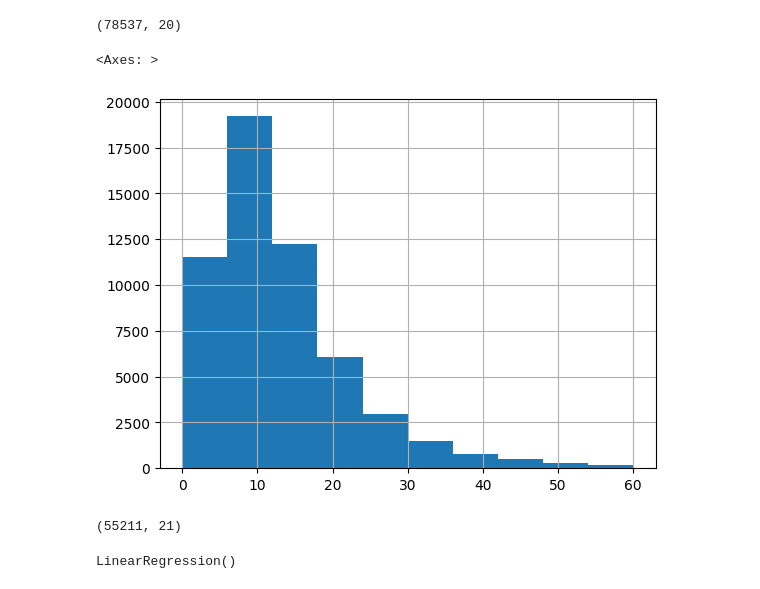
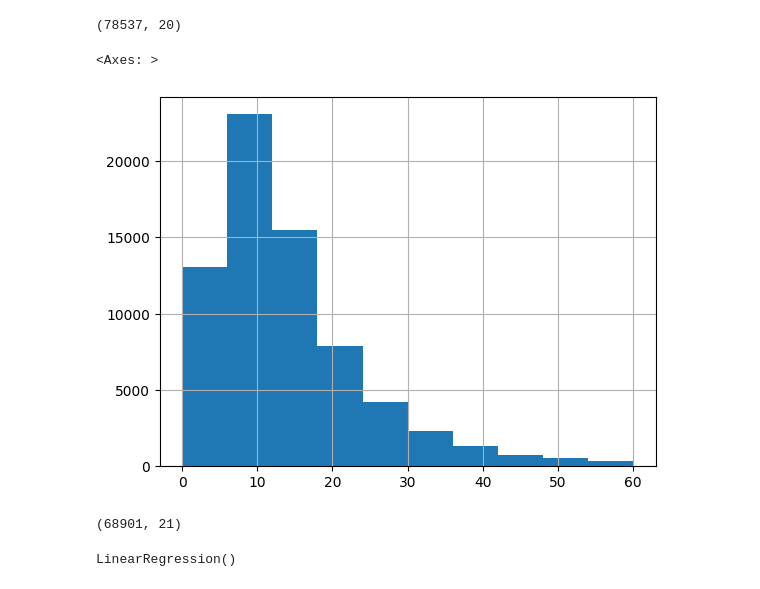
Before and after one commit to sarthz/mlops-zoomcamp, a Jupyter notebook: hw5/baseline_model_nyc_taxi_data.ipynb, the cells around one changed output. Drawn from its saved outputs; the diff is of its cells as text; code cells hidden in the pictures.

```diff
--- a/hw5/baseline_model_nyc_taxi_data.ipynb
+++ b/hw5/baseline_model_nyc_taxi_data.ipynb
@@ -58,10 +58,10 @@ mar_data.duration_min = mar_data.duration_min.apply(lambda td : float(td.total_s
 mar_data = mar_data[(mar_data.duration_min >= 0) & (mar_data.duration_min <= 60)]
 mar_data = mar_data[(mar_data.passenger_count > 0) & (mar_data.passenger_count <= 8)]
 # %%
-jan_data.duration_min.hist()
+mar_data.duration_min.hist()
 # %% [output]
 <Axes: >
-[figure, old version]
+[figure, new version]
 # %%
 # data labeling
 target = "duration_min"
@@ -69,6 +69,6 @@ num_features = ["passenger_count", "trip_distance", "fare_amount", "total_amount
 cat_features = ["PULocationID", "DOLocationID"]
 # %%
-jan_data.shape
+mar_data.shape
 # %% [output]
-(55211, 21)
+(68901, 21)
 # %%
```
Also changed, not shown: parts of 6 cells of this notebook.
